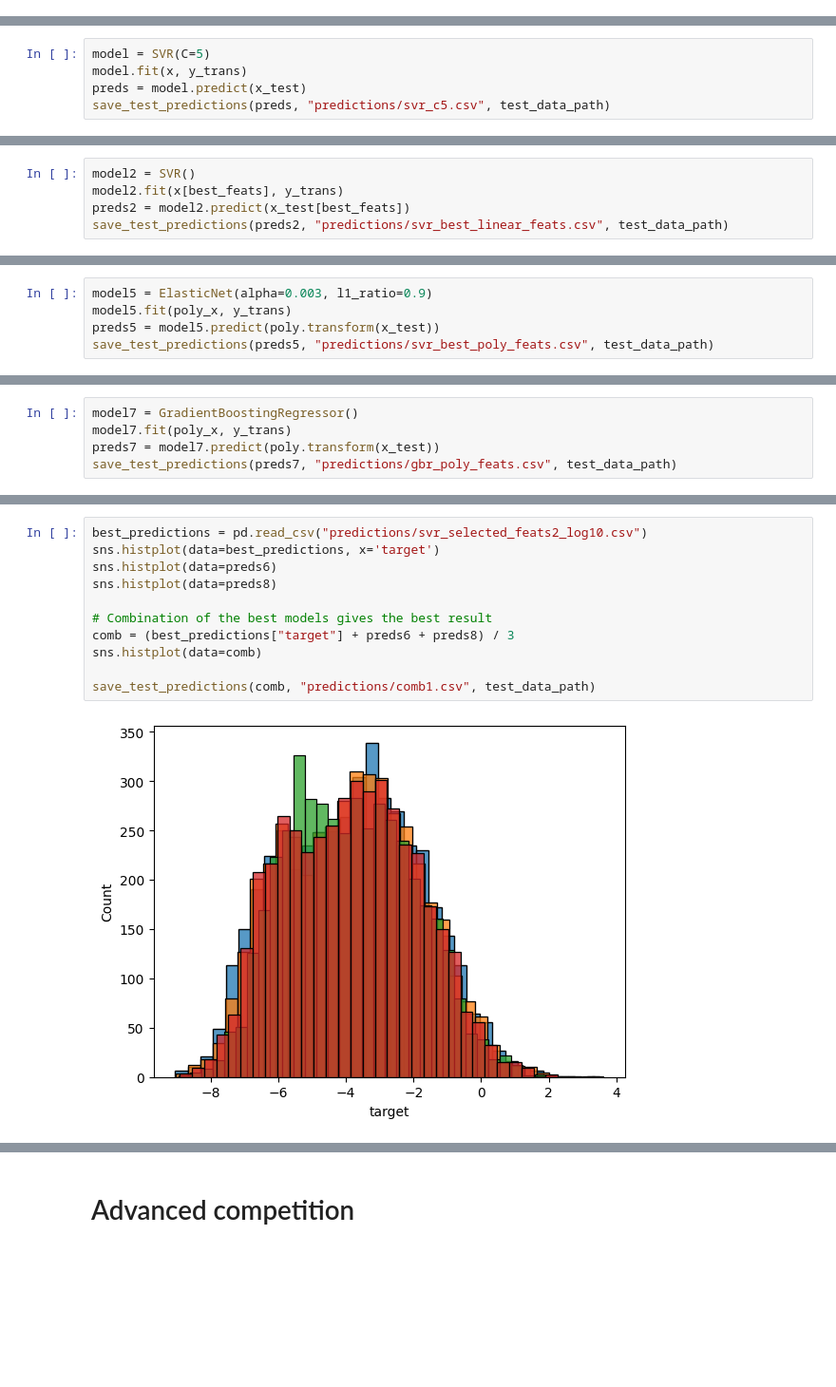
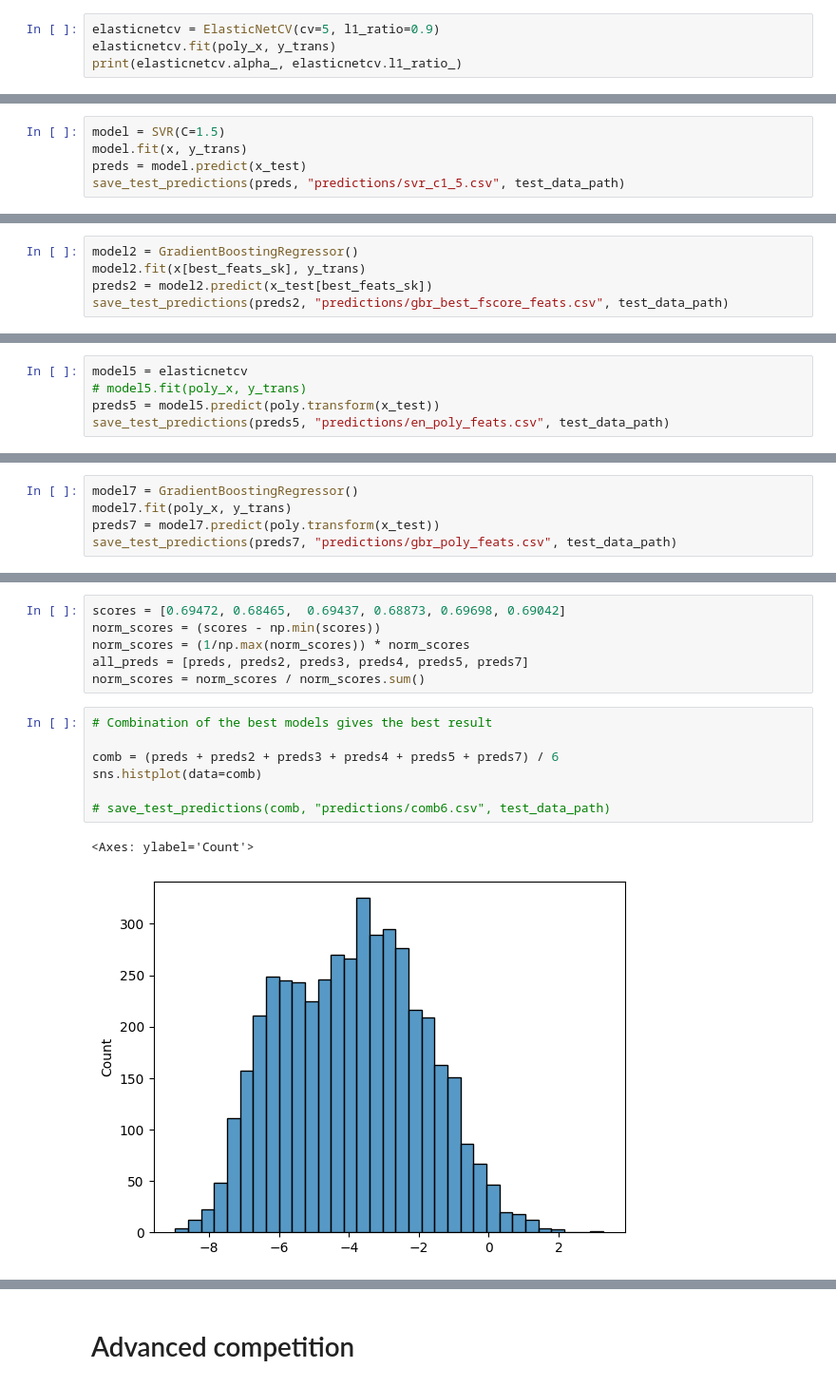
Before and after one commit to karl-helsinki/IMLProject, a Jupyter notebook: modelling.ipynb, the cells around one changed output, grey strips where cells are left out. Shown: that part at 95% size. Saved outputs shown, nothing was run; the diff lists cells and outputs as text; blank space fills up the shorter version.

Commit message:
Prepare final results

```diff
--- a/modelling.ipynb
+++ b/modelling.ipynb
@@ -525,0 +566,4 @@ Validating model elasticnet
+# %%
+elasticnetcv = ElasticNetCV(cv=5, l1_ratio=0.9)
+elasticnetcv.fit(poly_x, y_trans)
+print(elasticnetcv.alpha_, elasticnetcv.l1_ratio_)
@@ -543,7 +596,7 @@ Achieved score: 0.7485055900129048 for C: 5.0
 # %% [markdown]
 ### 7. Final model
 # %%
-model = SVR(C=5)
+model = SVR(C=1.5)
 model.fit(x, y_trans)
 preds = model.predict(x_test)
-save_test_predictions(preds, "predictions/svr_c5.csv", test_data_path)
+save_test_predictions(preds, "predictions/svr_c1_5.csv", test_data_path)
@@ -571,8 +603,8 @@ Index(['NumOfAtoms', 'NumOfC', 'NumOfO', 'NumOfN', 'NumHBondDonors',
 # %%
-model2 = SVR()
-model2.fit(x[best_feats], y_trans)
-preds2 = model2.predict(x_test[best_feats])
-save_test_predictions(preds2, "predictions/svr_best_linear_feats.csv", test_data_path)
+model2 = GradientBoostingRegressor()
+model2.fit(x[best_feats_sk], y_trans)
+preds2 = model2.predict(x_test[best_feats_sk])
+save_test_predictions(preds2, "predictions/gbr_best_fscore_feats.csv", test_data_path)
 # %%
 model3 = SVR()
 model3.fit(x[best_feats_sk], y_trans)
@@ -605,7 +616,7 @@ model4.fit(pca.transform(x), y_trans)
 preds4 = model4.predict(pca.transform(x_test))
 save_test_predictions(preds4, "predictions/svr_best_pca.csv", test_data_path)
 # %%
-model5 = ElasticNet(alpha=0.003, l1_ratio=0.9)
-model5.fit(poly_x, y_trans)
+model5 = elasticnetcv
+# model5.fit(poly_x, y_trans)
 preds5 = model5.predict(poly.transform(x_test))
-save_test_predictions(preds5, "predictions/svr_best_poly_feats.csv", test_data_path)
+save_test_predictions(preds5, "predictions/en_poly_feats.csv", test_data_path)
@@ -666,13 +645,16 @@ sns.histplot(data=preds7, multiple="stack")
+# %%
+scores = [0.69472, 0.68465,  0.69437, 0.68873, 0.69698, 0.69042]
+norm_scores = (scores - np.min(scores))
+norm_scores = (1/np.max(norm_scores)) * norm_scores
+all_preds = [preds, preds2, preds3, preds4, preds5, preds7]
+norm_scores = norm_scores / norm_scores.sum()
 # %%
-best_predictions = pd.read_csv("predictions/svr_selected_feats2_log10.csv")
-sns.histplot(data=best_predictions, x='target')
-sns.histplot(data=preds6)
-sns.histplot(data=preds8)
+# Combination of the best models gives the best result
 
-# Combination of the best models gives the best result
-comb = (best_predictions["target"] + preds6 + preds8) / 3
+comb = (preds + preds2 + preds3 + preds4 + preds5 + preds7) / 6
 sns.histplot(data=comb)
 
-save_test_predictions(comb, "predictions/comb1.csv", test_data_path)
+# save_test_predictions(comb, "predictions/comb6.csv", test_data_path)
 # %% [output]
+<Axes: ylabel='Count'>
-[figure, old version]
+[figure, new version]
```
Also changed, not shown: parts of 25 cells of this notebook.
